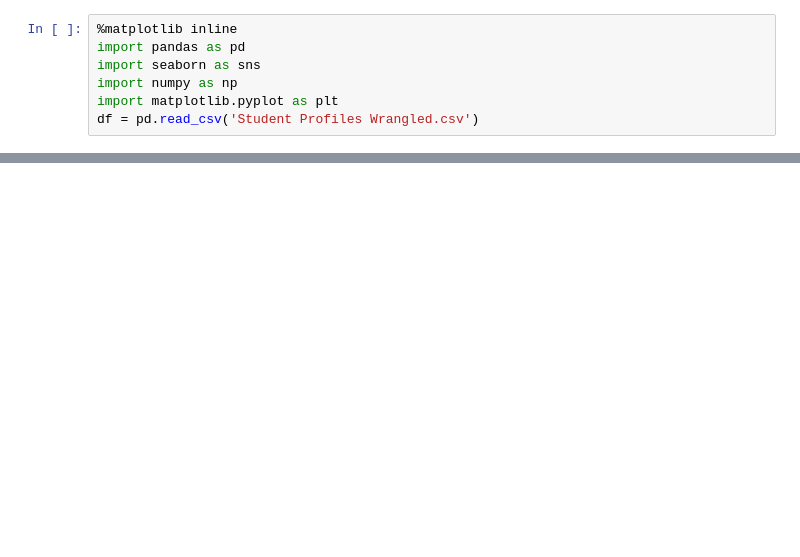
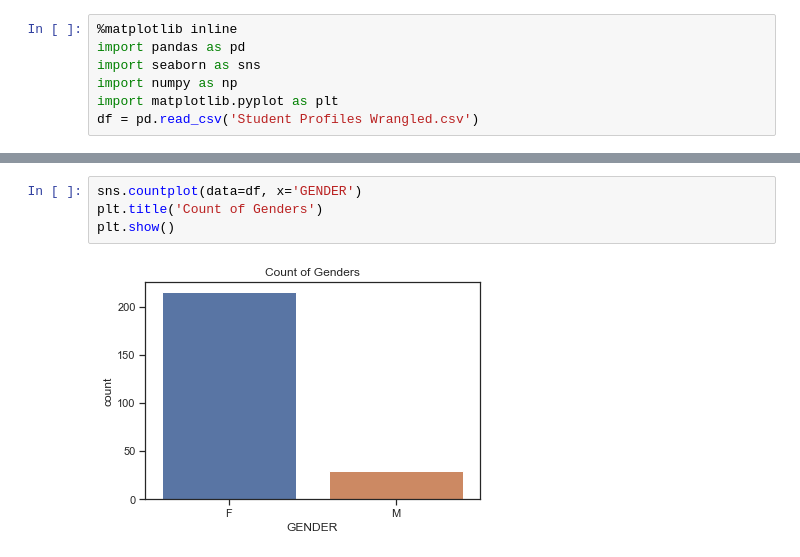
Before and after one commit to REHXZ/DAVI-CA2, a Jupyter notebook: Plots.ipynb, the cells around one changed output, grey strips where cells are left out. Cells and saved outputs as stored; diff of their text form; blank space fills up the shorter version.

```diff
--- a/Plots.ipynb
+++ b/Plots.ipynb
@@ -7,0 +16,6 @@ df = pd.read_csv('Student Profiles Wrangled.csv')
+# %%
+sns.countplot(data=df, x='GENDER')
+plt.title('Count of Genders')
+plt.show()
+# %% [output]
+[figure, added]
```
Also changed, not shown: parts of 24 cells of this notebook, 2 other files.
